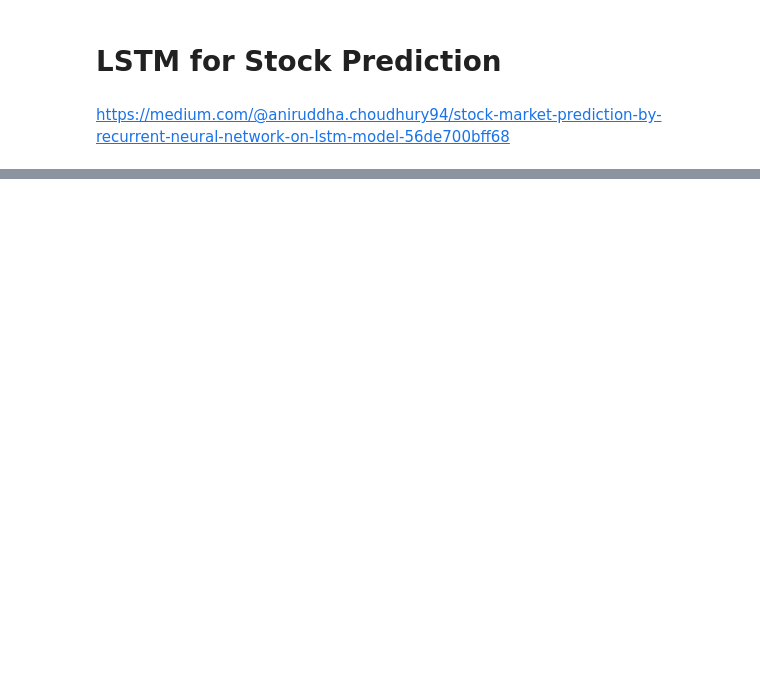
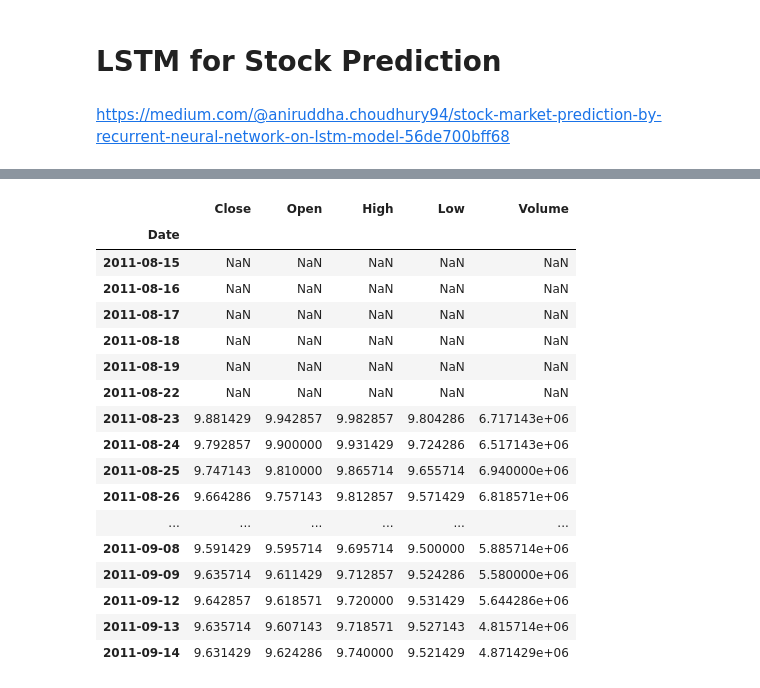
Before and after one commit to mengwangk/ai-playground, a Jupyter notebook: notebook/LSTM.ipynb, the cells around one changed output, grey strips where cells are left out. Cells and saved outputs as stored; diff of their text form; code cells hidden in the pictures; blank space fills up the shorter version.

```diff
--- a/notebook/LSTM.ipynb
+++ b/notebook/LSTM.ipynb
@@ -35,3 +35,11 @@ def save_fig(fig_id, tight_layout=True):
     if tight_layout:
         plt.tight_layout()
     plt.savefig(path, format='png', dpi=300)
+
+# Ignore useless warnings (see SciPy issue #5998)
+import warnings
+warnings.filterwarnings(action="ignore", module="scipy", message="^internal gelsd")
+
+from IPython.display import display
+pd.options.display.max_columns = 50
+pd.options.display.html.table_schema = True
@@ -58,0 +108,22 @@ Date
+# %%
+# 7 day rolling mean
+dataset.rolling(7).mean().head(20)
+# %% [output]
+|  | Close | Open | High | Low | Volume |
+| Date |  |  |  |  |  |
+| 2011-08-15 | NaN | NaN | NaN | NaN | NaN |
+| 2011-08-16 | NaN | NaN | NaN | NaN | NaN |
+| 2011-08-17 | NaN | NaN | NaN | NaN | NaN |
+| 2011-08-18 | NaN | NaN | NaN | NaN | NaN |
+| 2011-08-19 | NaN | NaN | NaN | NaN | NaN |
+| 2011-08-22 | NaN | NaN | NaN | NaN | NaN |
+| 2011-08-23 | 9.881429 | 9.942857 | 9.982857 | 9.804286 | 6.717143e+06 |
+| 2011-08-24 | 9.792857 | 9.900000 | 9.931429 | 9.724286 | 6.517143e+06 |
+| 2011-08-25 | 9.747143 | 9.810000 | 9.865714 | 9.655714 | 6.940000e+06 |
+| 2011-08-26 | 9.664286 | 9.757143 | 9.812857 | 9.571429 | 6.818571e+06 |
+| ... | ... | ... | ... | ... | ... |
+| 2011-09-08 | 9.591429 | 9.595714 | 9.695714 | 9.500000 | 5.885714e+06 |
+| 2011-09-09 | 9.635714 | 9.611429 | 9.712857 | 9.524286 | 5.580000e+06 |
+| 2011-09-12 | 9.642857 | 9.618571 | 9.720000 | 9.531429 | 5.644286e+06 |
+| 2011-09-13 | 9.635714 | 9.607143 | 9.718571 | 9.527143 | 4.815714e+06 |
+| 2011-09-14 | 9.631429 | 9.624286 | 9.740000 | 9.521429 | 4.871429e+06 |
```
Also changed, not shown: parts of 8 cells of this notebook, 4 other files.
